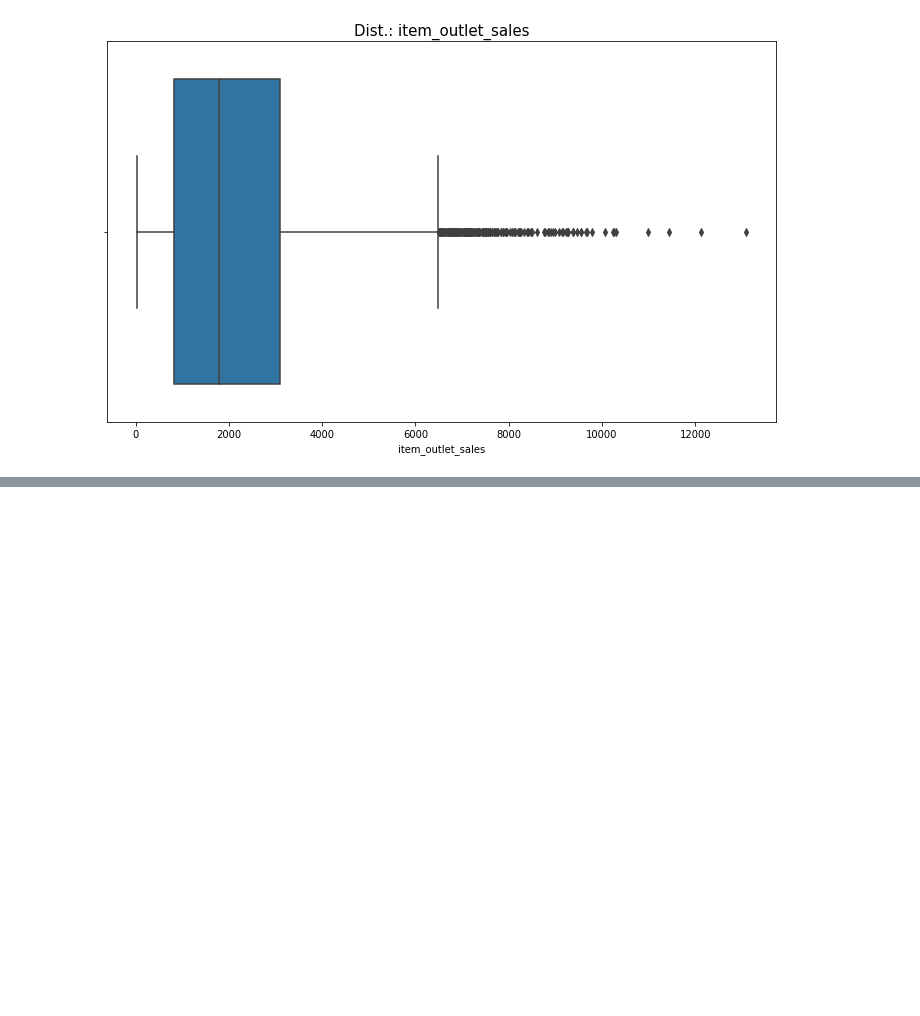
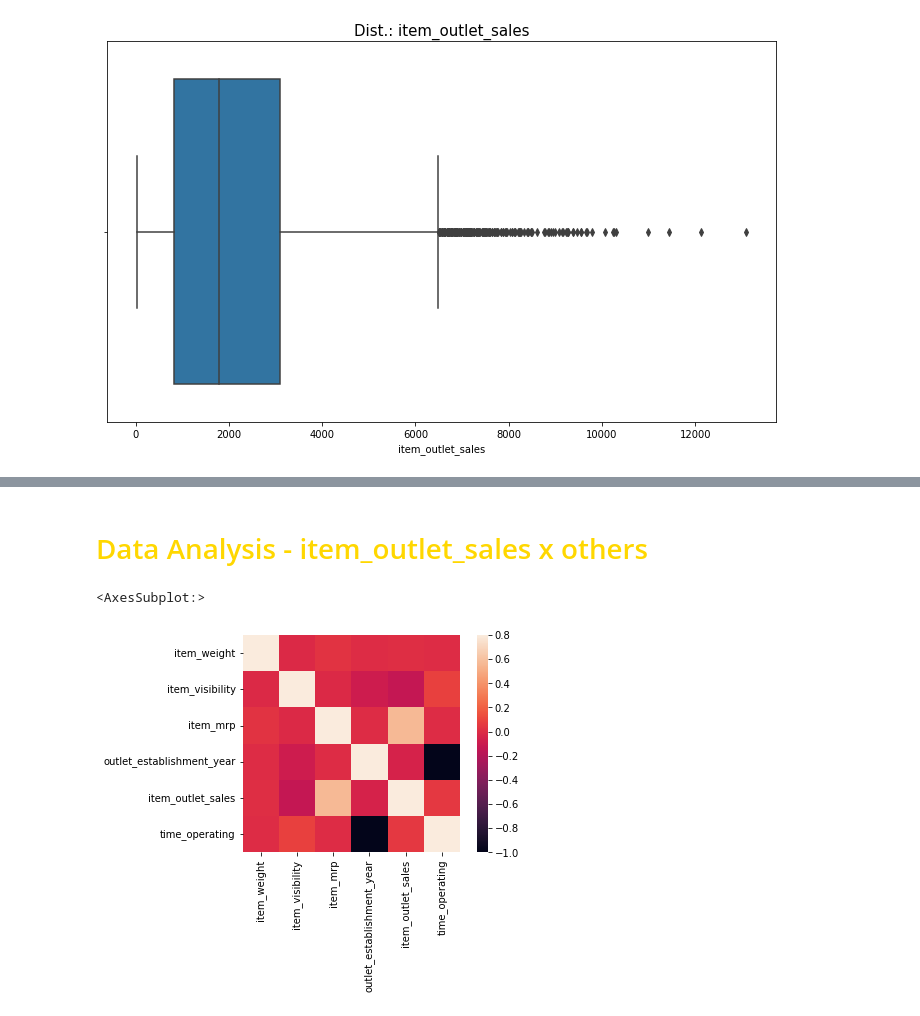
Before and after one commit to matheusmello-o/bigmart-sales-prediction, a Jupyter notebook: data-exploration.ipynb, the cells around one changed output, grey strips where cells are left out. Cells and saved outputs as stored; diff of their text form; code cells hidden in the pictures; blank space fills up the shorter version.

```diff
--- a/data-exploration.ipynb
+++ b/data-exploration.ipynb
@@ -264,0 +402,2 @@ Variável:  item_outlet_sales
+# %%
+df['time_operating'] = 2013 - df.outlet_establishment_year
@@ -264,0 +430,9 @@ Variável:  item_outlet_sales
+# %% [markdown]
+# <font color = 'gold'> Data Analysis - item_outlet_sales x others
+# %%
+corr_df = df.corr()
+
+sns.heatmap(data = corr_df, vmax=.8,square=True)
+# %% [output]
+<AxesSubplot:>
+[figure, added]
```
Also changed, not shown: parts of 40 cells of this notebook, 3 other files.
